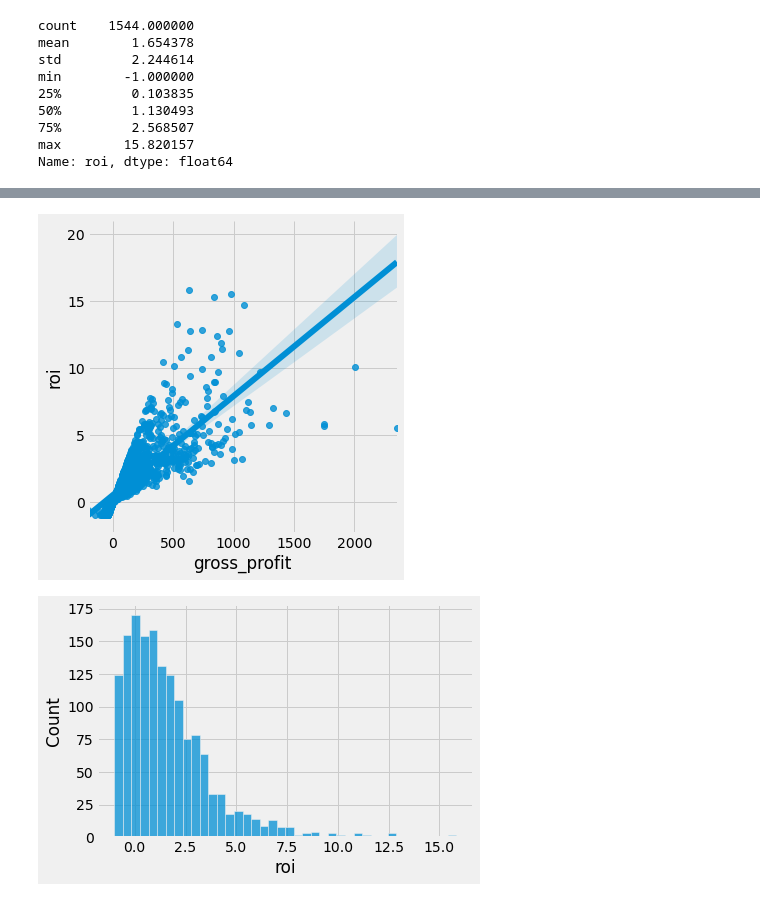
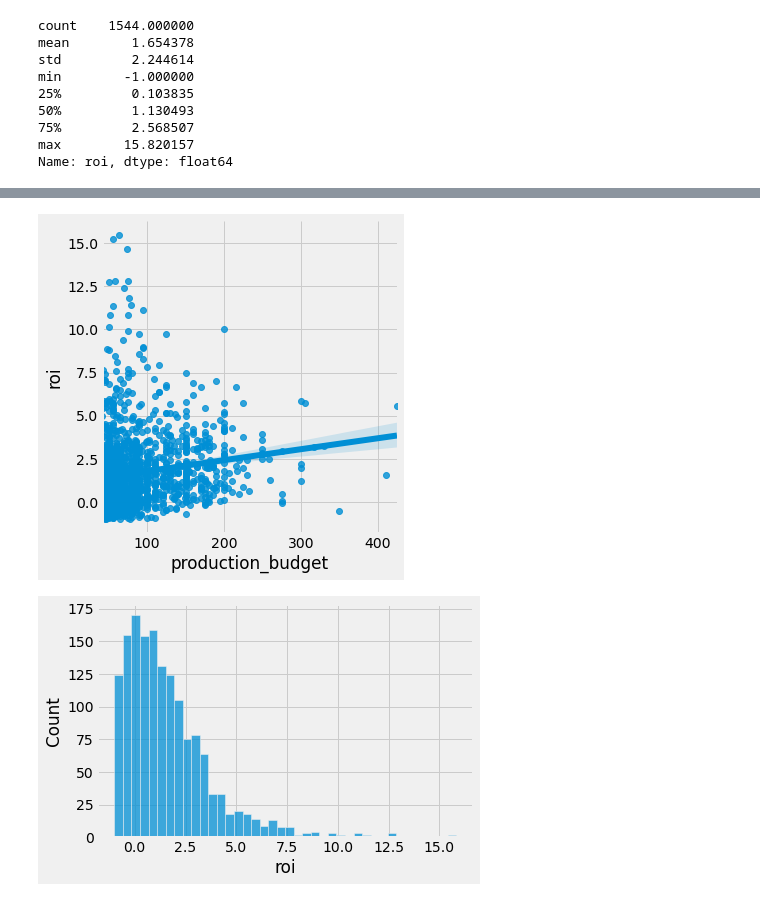
Before and after one commit to dvdhartsman/Phase_2_Movie_Project, a Jupyter notebook: davids_notebook2.ipynb, the cells around one changed output, grey strips where cells are left out. Saved outputs shown, nothing was run; the diff lists cells and outputs as text; code cells hidden in the pictures.

```diff
--- a/davids_notebook2.ipynb
+++ b/davids_notebook2.ipynb
@@ -1335,7 +1400,7 @@ sns.lmplot(x='gross_profit' , y='production_budget' , data=most_exp);
 # %%
-sns.lmplot(x='gross_profit' , y='roi' , data=most_exp);
+sns.lmplot(x='production_budget' , y='roi' , data=most_exp);
 # %% [output]
-[figure, old version]
+[figure, new version]
 # %%
 sns.histplot(most_exp["roi"]);
 # %% [output]
```
Also changed, not shown: parts of 43 cells of this notebook.
